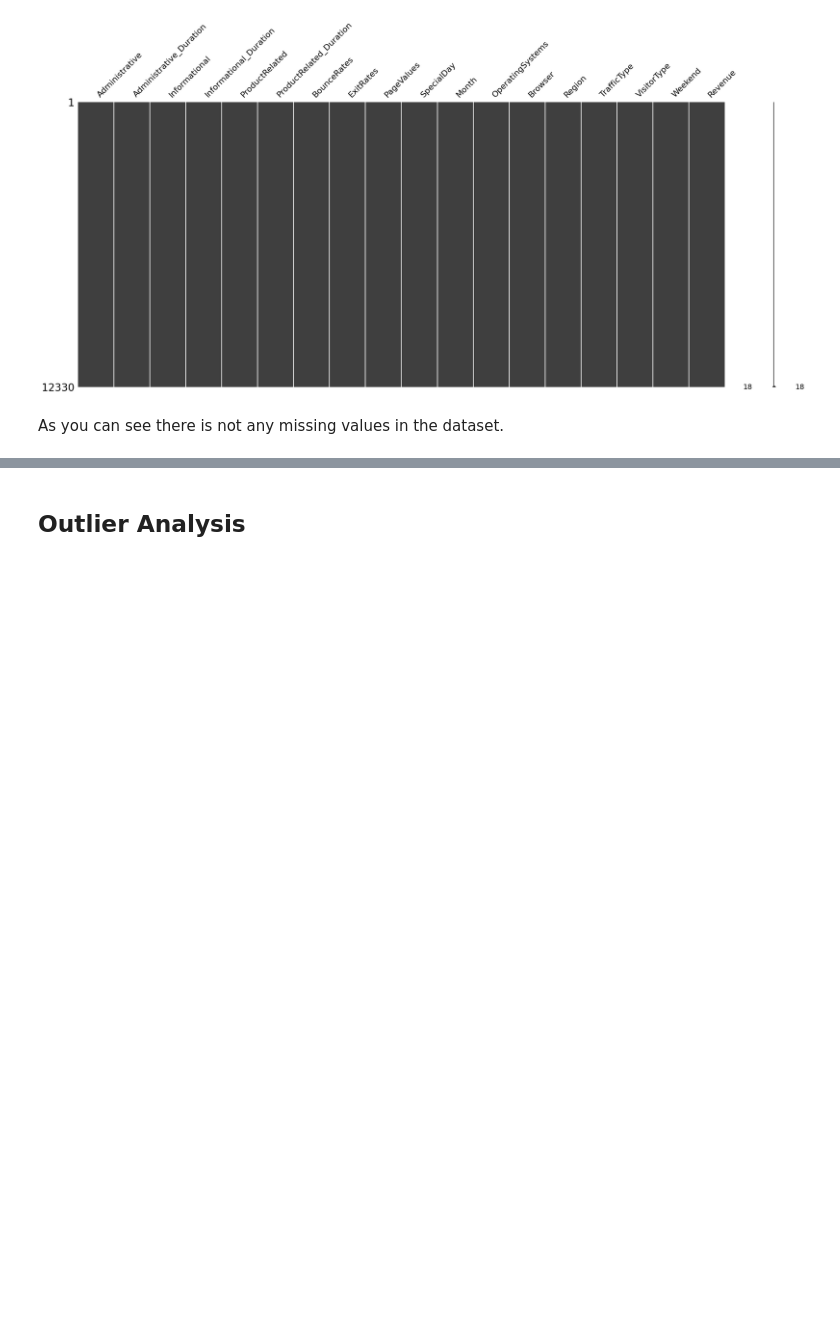
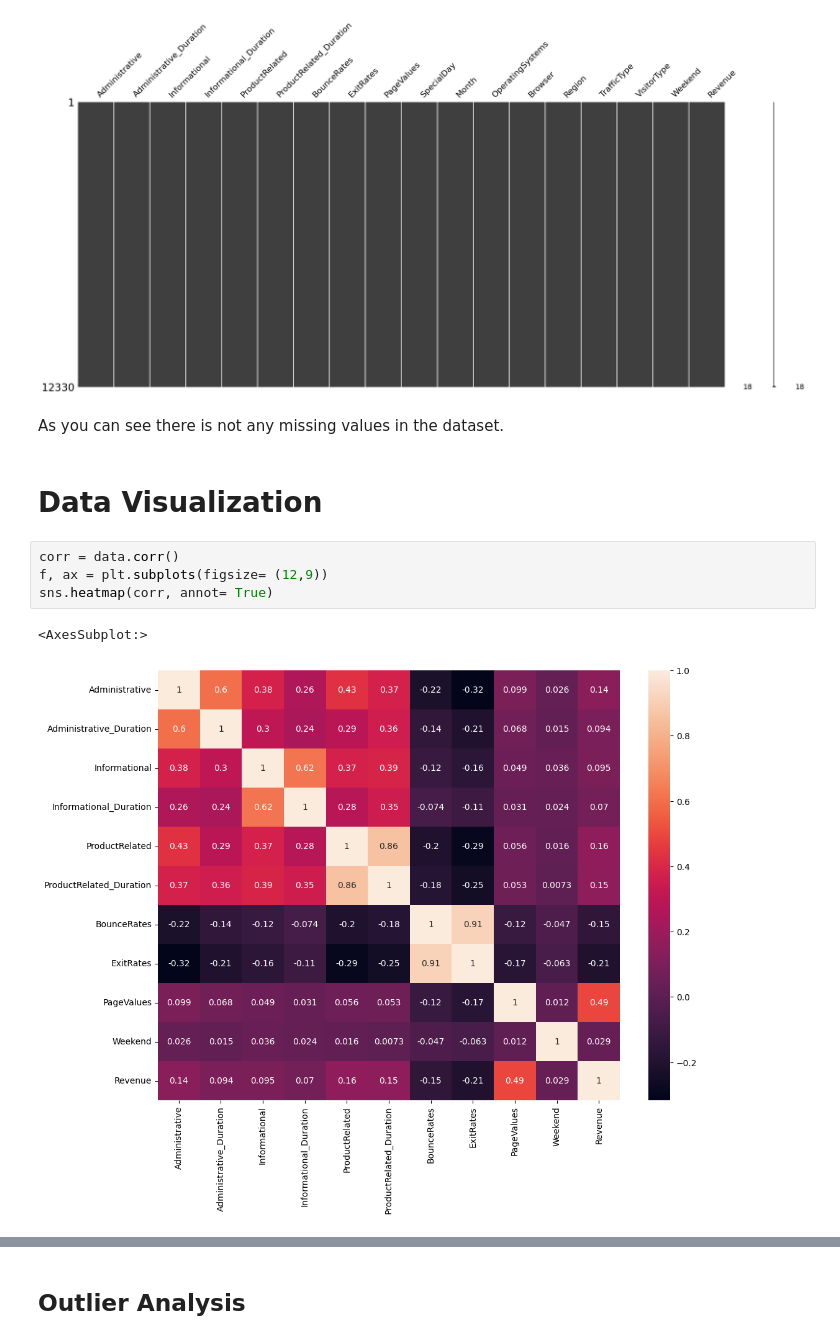
Before and after one commit to yilmazburakbas/purchasing-intention, a Jupyter notebook: Purchasing_Intention.ipynb, the cells around one changed output, grey strips where cells are left out. Cells and saved outputs as stored; diff of their text form; blank space fills up the shorter version.

Commit message:
adding more graphs

```diff
--- a/Purchasing_Intention.ipynb
+++ b/Purchasing_Intention.ipynb
@@ -138,3 +138,12 @@ msno.matrix(data)
 [figure]
 # %% [markdown]
 As you can see there is not any missing values in the dataset.
+# %% [markdown]
+# Data Visualization
+# %%
+corr = data.corr()
+f, ax = plt.subplots(figsize= (12,9))
+sns.heatmap(corr, annot= True)
+# %% [output]
+<AxesSubplot:>
+[figure, added]
```
Also changed, not shown: parts of 8 cells of this notebook.
